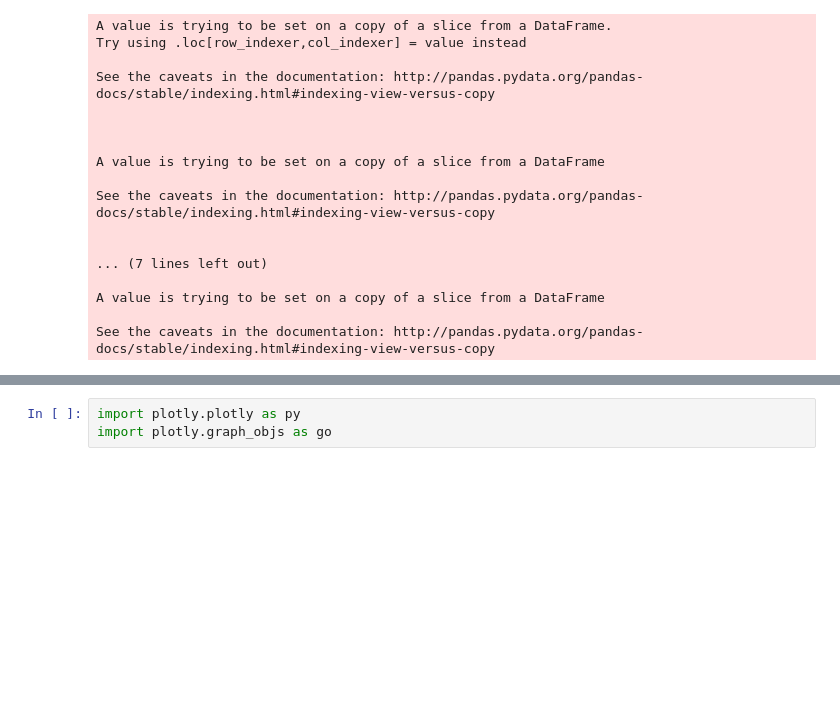
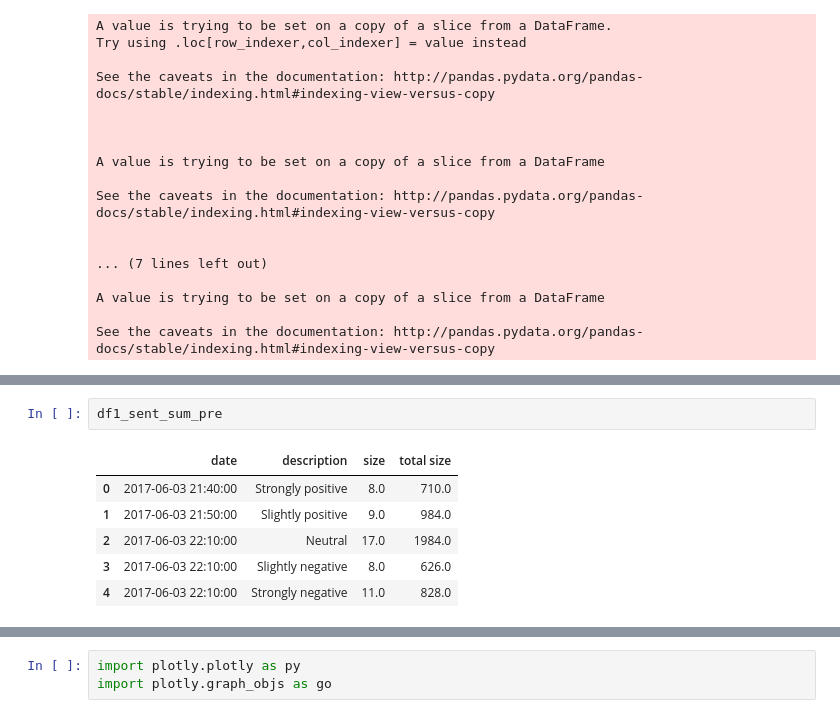
Before and after one commit to justinattw/2018-QM-Group2, a Jupyter notebook: 1. Sentiment analysis on tweets/1. Sentiment analysis of tweets.ipynb, the cells around one changed output, grey strips where cells are left out. Drawn from its saved outputs; the diff is of its cells as text; blank space fills up the shorter version.

```diff
--- a/1. Sentiment analysis on tweets/1. Sentiment analysis of tweets.ipynb
+++ b/1. Sentiment analysis on tweets/1. Sentiment analysis of tweets.ipynb
@@ -1505,0 +1596,9 @@ See the caveats in the documentation: http://pandas.pydata.org/pandas-docs/stabl
+# %%
+df1_sent_sum_pre
+# %% [output]
+|  | date | description | size | total size |
+| 0 | 2017-06-03 21:40:00 | Strongly positive | 8.0 | 710.0 |
+| 1 | 2017-06-03 21:50:00 | Slightly positive | 9.0 | 984.0 |
+| 2 | 2017-06-03 22:10:00 | Neutral | 17.0 | 1984.0 |
+| 3 | 2017-06-03 22:10:00 | Slightly negative | 8.0 | 626.0 |
+| 4 | 2017-06-03 22:10:00 | Strongly negative | 11.0 | 828.0 |
```
Also changed, not shown: parts of 19 cells of this notebook, 9 other files.
